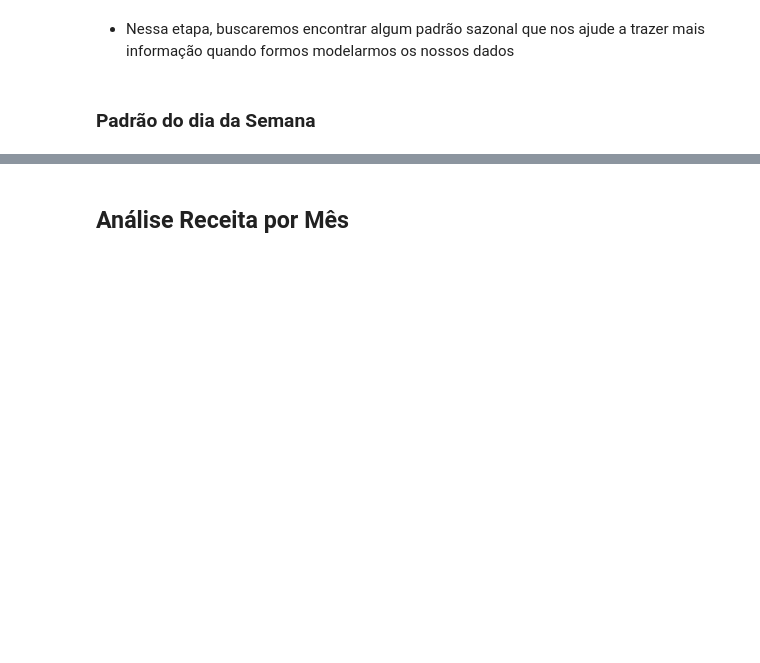
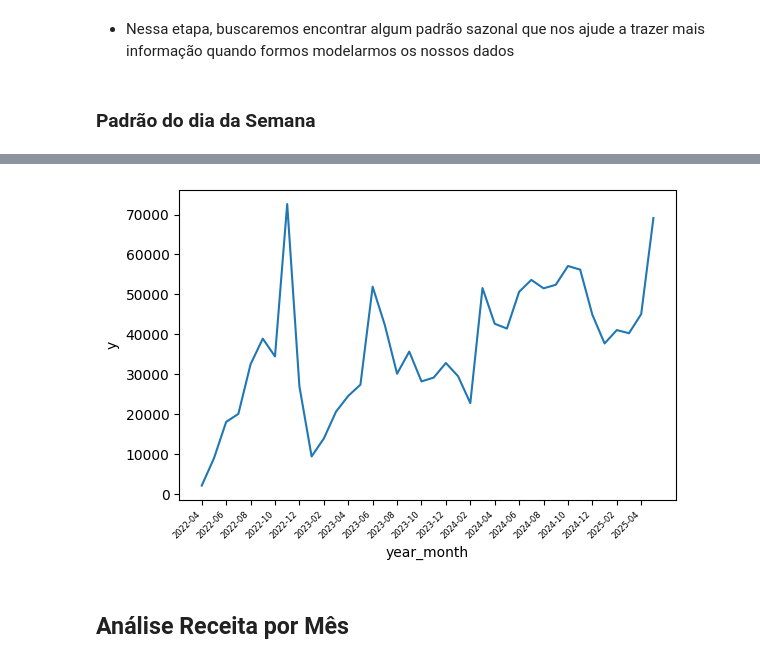
Before and after one commit to mateusalmeida11/mlops-forecast, a Jupyter notebook: notebooks/eda_for_ts.ipynb, the cells around one changed output, grey strips where cells are left out. Saved outputs shown, nothing was run; the diff lists cells and outputs as text; code cells hidden in the pictures; blank space fills up the shorter version.

```diff
--- a/notebooks/eda_for_ts.ipynb
+++ b/notebooks/eda_for_ts.ipynb
@@ -503,3 +551,7 @@ eda.moving_average_graph(len_window=365,
+# %%
+eda.line_over_period(period="year_month")
+# %% [output]
+[figure, added]
 # %% [markdown]
 ## Análise Receita por Mês
 # %%
```
Also changed, not shown: parts of 9 cells of this notebook.
